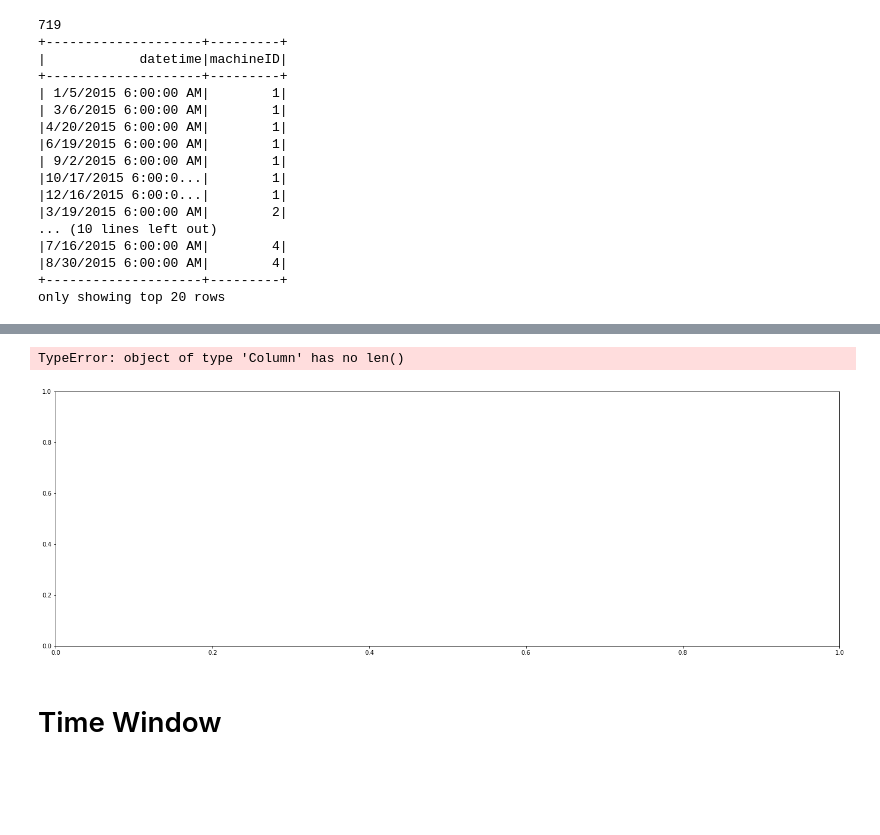
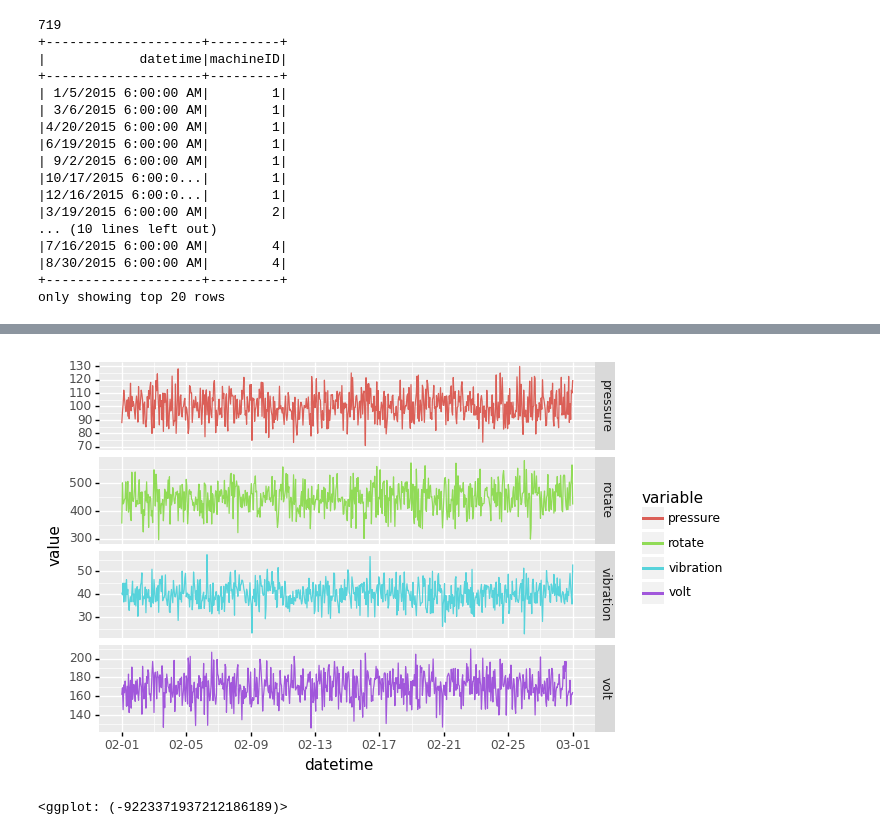
Before and after one commit to VisusAdAstra/Soen471, a Jupyter notebook: code/prototype.ipynb, the cells around one changed output, grey strips where cells are left out. Drawn from its saved outputs; the diff is of its cells as text; code cells hidden in the pictures; blank space fills up the shorter version.

Commit message:
add data plotting

```diff
--- a/code/prototype.ipynb
+++ b/code/prototype.ipynb
@@ -109,7 +139,7 @@ filename = "..\data\\telemetry.csv"
 telemetry = spark.read.csv(filename, sep=',', header=True)
 
 print(telemetry.count())
-telemetry.show()
-telemetry.limit(25).toPandas().head()
+#telemetry.limit(10).toPandas().head(10)
+telemetry_pd = pd.read_csv("..\data\\telemetry.csv")
 # %% [output]
 876100
@@ -138 +146,21 @@ only showing top 20 rows
+# %%
+plt_data = telemetry_pd.loc[telemetry_pd['machineID'] == 1]
+
+# format datetime field which comes in as string
+plt_data['datetime'] = pd.to_datetime(plt_data['datetime'], format="%Y-%m-%d %H:%M:%S")
+
+
+# Quick plot to show structure
+plot_df = plt_data.loc[(plt_data['datetime'] >= pd.to_datetime('2015-02-01')) &
+                       (plt_data['datetime'] <= pd.to_datetime('2015-03-01'))]
+
+plt_data = pd.melt(plot_df, id_vars=['datetime', 'machineID'])
+
+ggplot(aes(x="datetime", y="value", color = "variable", group="variable"), plt_data) +\
+    geom_line() +\
+    scale_x_date(labels=date_format('%m-%d')) +\
+    facet_grid('variable ~ .', scales='free_y')
+# %% [output]
+[figure, added]
+<ggplot: (-9223371937212186189)>
 # %%
@@ -153,15 +192,3 @@ def plot_ts(ax, values, times, label=None, color='blue', xmin=None, xmax=None, y
         ax.scatter(x, y, label='Anomalies', color='red')
     if label is not None:
         ax.legend()
-# %%
-fs = (24, 8)
-fig, ax = plt.subplots(1, 1, figsize=fs)
-
-telemetry_values = telemetry['volt']
-telemetry_dates = telemetry['datetime']
-plot_ts(ax, telemetry_values, telemetry_dates, label="volt", color='green')
-# %% [output]
-TypeError: object of type 'Column' has no len()
-[figure, removed]
-# %% [markdown]
-# Time Window
```
Also changed, not shown: parts of 14 cells of this notebook.
